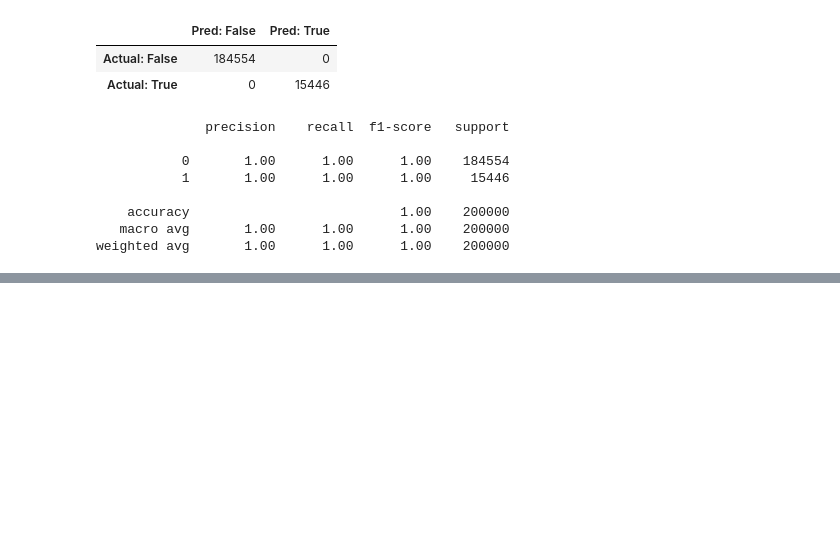
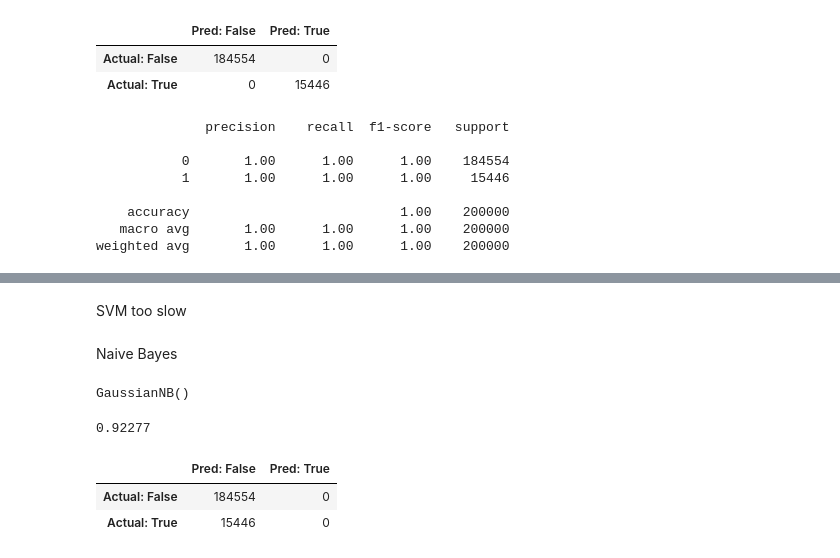
Before and after one commit to bbf-007/e-commerce_churn_project, a Jupyter notebook: modelling.ipynb, the cells around one changed output, grey strips where cells are left out. Cells and saved outputs as stored; diff of their text form; code cells hidden in the pictures; blank space fills up the shorter version.

```diff
--- a/modelling.ipynb
+++ b/modelling.ipynb
@@ -82,0 +116,3 @@ clf.fit(X_train_scaled, y_train)
+# %%
+rand_for = RandomForestClassifier(random_state=42)
+rand_for.fit(X_train_scaled, y_train)
@@ -82,0 +151,28 @@ clf.fit(X_train_scaled, y_train)
+# %%
+#Logistic Regression gives "ConvergenceWarning: lbfgs failed to converge after 1000 iteration(s)" without scaling as above
+log_reg2 = LogisticRegression(random_state=42, max_iter = 1000)
+log_reg2.fit(X_train, y_train)
+# %% [markdown]
+SVM too slow
+# %% [markdown]
+Naive Bayes
+# %%
+nb2 = GaussianNB()
+
+nb2.fit(X_train, y_train)
+# %% [output]
+GaussianNB()
+# %%
+y_pred4 = nb2.predict(X_test)
+# %%
+nb2.score(X_test, y_test)
+# %% [output]
+0.92277
+# %%
+pd.DataFrame(confusion_matrix(y_test, y_pred4),
+             index = ['Actual: False', 'Actual: True'],
+             columns = ['Pred: False', 'Pred: True'])
+# %% [output]
+|  | Pred: False | Pred: True |
+| Actual: False | 184554 | 0 |
+| Actual: True | 15446 | 0 |
```
Also changed, not shown: parts of 25 cells of this notebook.
